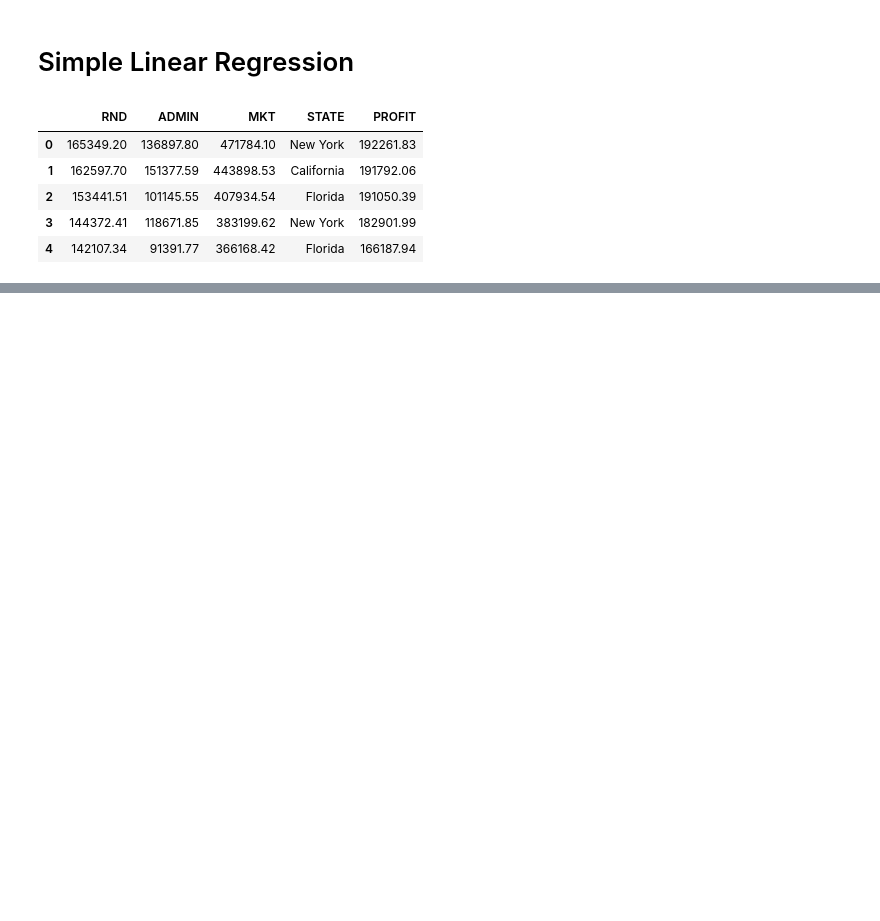
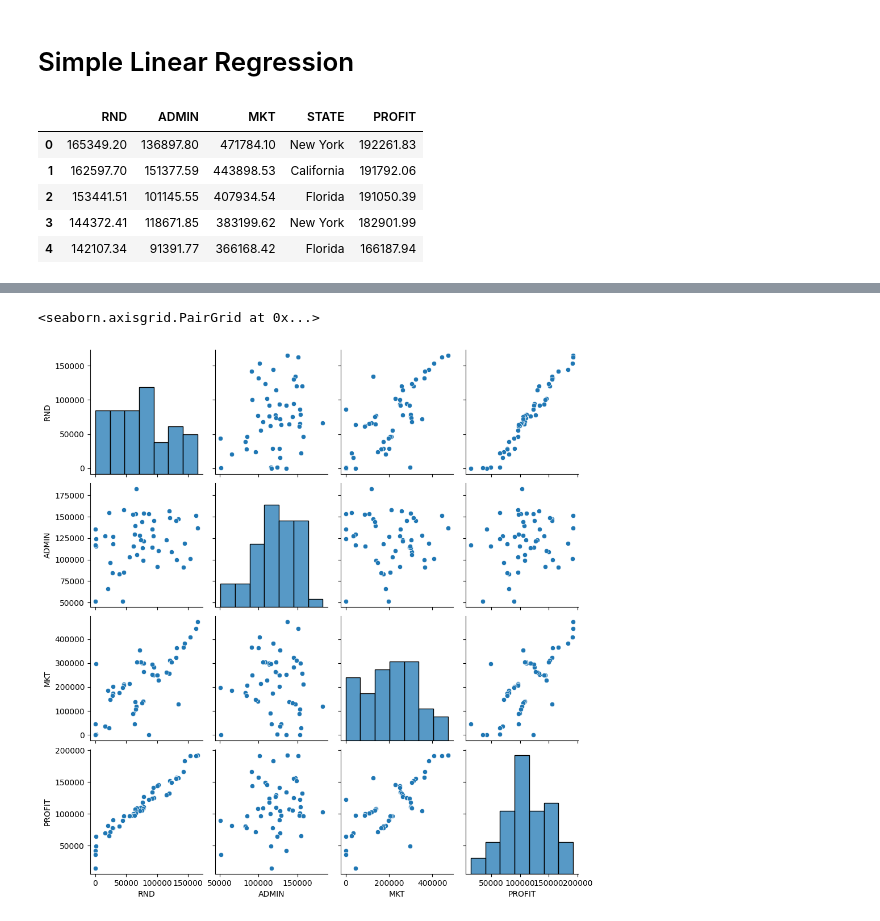
Before and after one commit to gghatol/Machine-Learning, a Jupyter notebook: 1 Simple Linear Regression/SLR.ipynb, the cells around one changed output, grey strips where cells are left out. Saved outputs shown, nothing was run; the diff lists cells and outputs as text; code cells hidden in the pictures; blank space fills up the shorter version.

```diff
--- a/1 Simple Linear Regression/SLR.ipynb
+++ b/1 Simple Linear Regression/SLR.ipynb
@@ -16,0 +85,6 @@ df.head()
+# %%
+# Pair plot
+sns.pairplot(data=df)
+# %% [output]
+<seaborn.axisgrid.PairGrid at 0x...>
+[figure, added]
```
Also changed, not shown: parts of 22 cells of this notebook.
